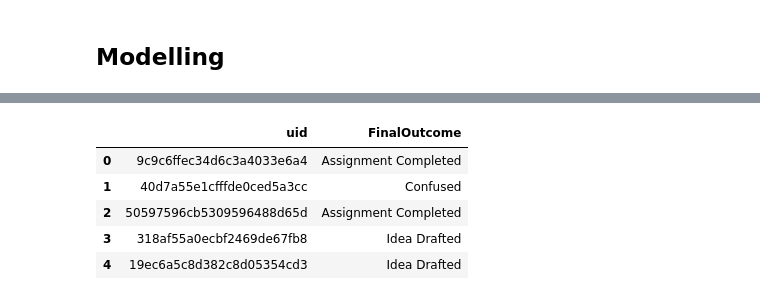
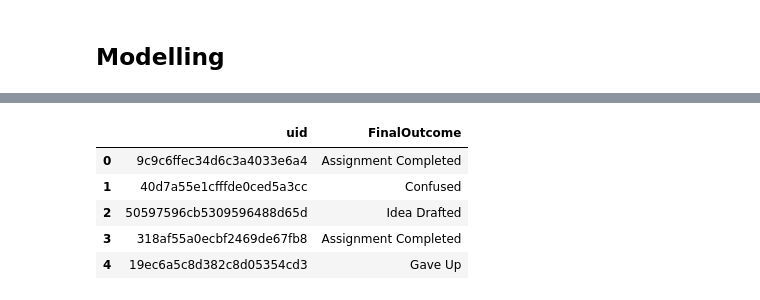
Before and after one commit to HazwanAdhikara/compIT-2025, a Jupyter notebook: notebook.ipynb, the cells around one changed output, grey strips where cells are left out. Saved outputs shown, nothing was run; the diff lists cells and outputs as text; code cells hidden in the pictures.

Commit message:
last submission, accuracy decreased

```diff
--- a/notebook.ipynb
+++ b/notebook.ipynb
@@ -441,8 +504,8 @@ best_params = {
     'objective': 'multiclass',
     'metric': 'multi_logloss',
     'class_weight': 'balanced',
-    'n_estimators': 10000,       # Set sangat tinggi, biarkan early stopping yang menentukan
-    'learning_rate': 0.02,       # Learning rate yang rendah cenderung lebih robust
+    'n_estimators': 30000,       # Set sangat tinggi, biarkan early stopping yang menentukan
+    'learning_rate': 0.03,       # Learning rate yang rendah cenderung lebih robust
     'num_leaves': 41,            # Cukup kompleks untuk menangkap pola
     'max_depth': 8,              # Membatasi kedalaman untuk mencegah overfitting
     'subsample': 0.8,            # Menggunakan 80% data untuk setiap pohon (bagging)
@@ -527,19 +590,19 @@ Top 20 Most Important Features:
 # %%
 final_preds_numeric = np.argmax(lgbm_predictions, axis=1)
 final_preds_labels = le.inverse_transform(final_preds_numeric)
 
 submission_df = pd.DataFrame({
     'uid': test_uids,
     'FinalOutcome': final_preds_labels
 })
 
-submission_df.to_csv('./submissions/submission3.csv', index=False)
+submission_df.to_csv('./submissions/submission4.csv', index=False)
 
 display(submission_df.head())
 # %% [output]
 |  | uid | FinalOutcome |
 | 0 | 9c9c6ffec34d6c3a4033e6a4 | Assignment Completed |
 | 1 | 40d7a55e1cfffde0ced5a3cc | Confused |
-| 2 | 50597596cb5309596488d65d | Assignment Completed |
-| 3 | 318af55a0ecbf2469de67fb8 | Idea Drafted |
-| 4 | 19ec6a5c8d382c8d05354cd3 | Idea Drafted |
+| 2 | 50597596cb5309596488d65d | Idea Drafted |
+| 3 | 318af55a0ecbf2469de67fb8 | Assignment Completed |
+| 4 | 19ec6a5c8d382c8d05354cd3 | Gave Up |
```
Also changed, not shown: parts of 3 cells of this notebook, 2 other files.
